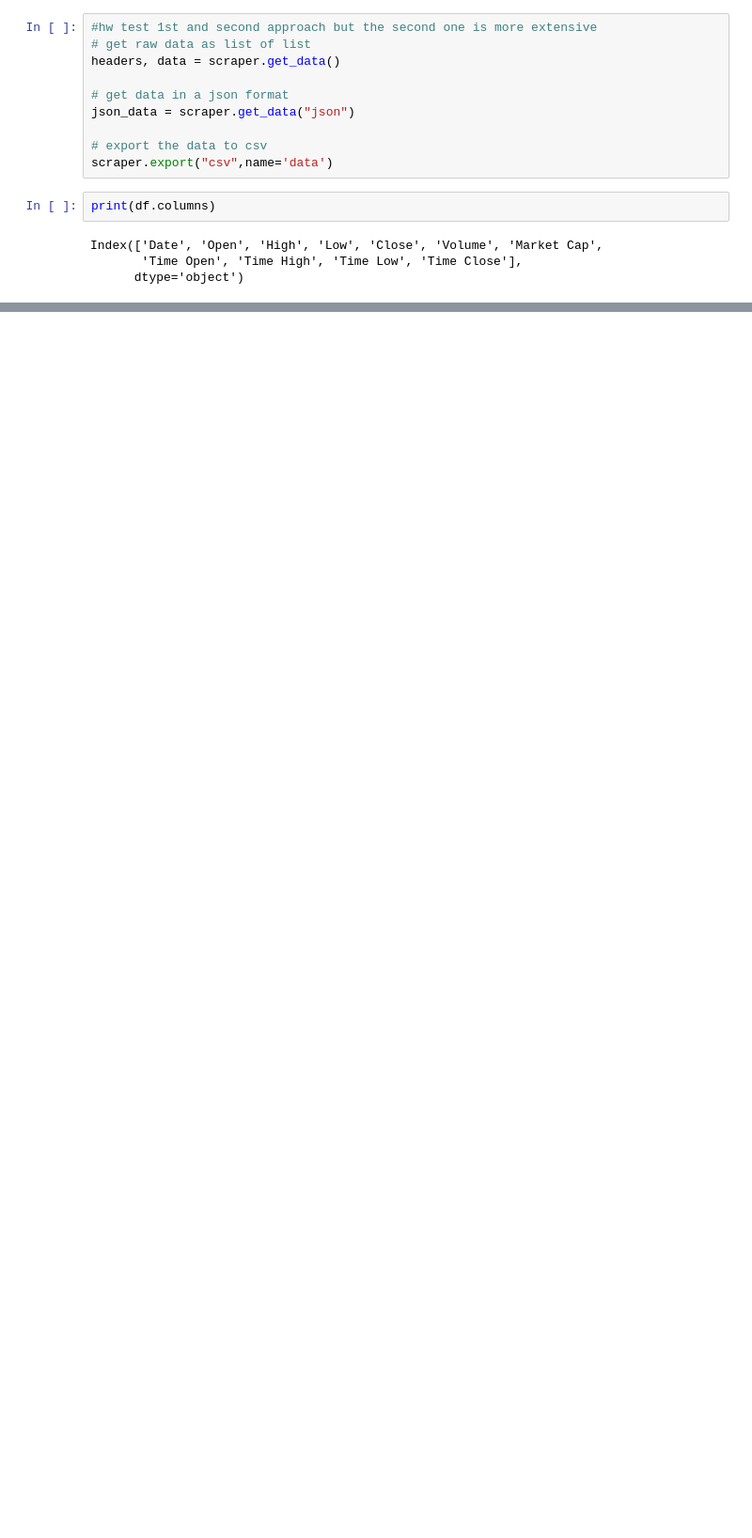
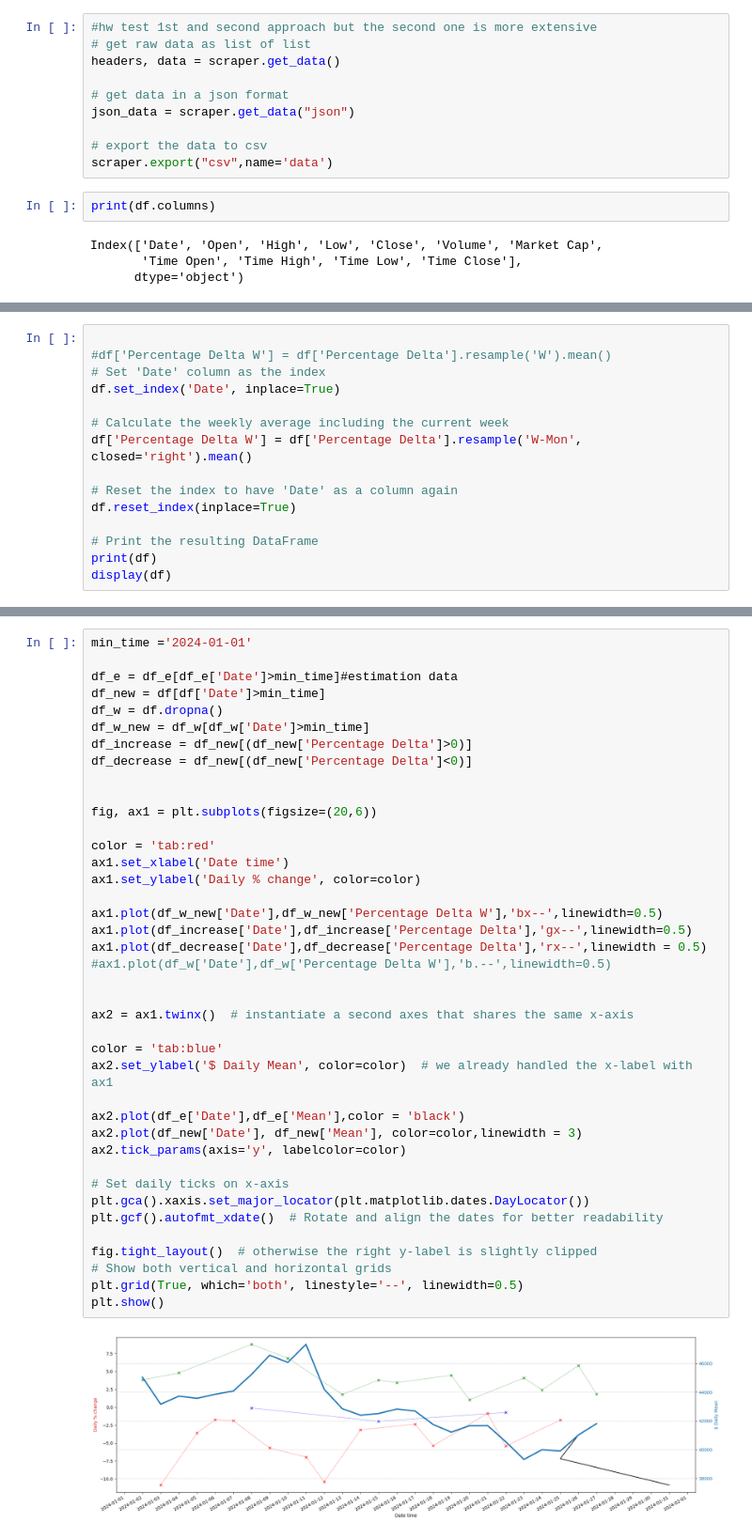
Before and after one commit to saccay/my_prjoect, a Jupyter notebook: my_prjoect_main.ipynb, the cells around one changed output, grey strips where cells are left out. Shown at 94% size. Saved outputs shown, nothing was run; the diff lists cells and outputs as text; blank space fills up the shorter version.

```diff
--- a/my_prjoect_main.ipynb
+++ b/my_prjoect_main.ipynb
@@ -250,0 +239,15 @@ print(df['Percentage Delta'].abs().max())
+# %%
+
+#df['Percentage Delta W'] = df['Percentage Delta'].resample('W').mean()
+# Set 'Date' column as the index
+df.set_index('Date', inplace=True)
+
+# Calculate the weekly average including the current week
+df['Percentage Delta W'] = df['Percentage Delta'].resample('W-Mon', closed='right').mean()
+
+# Reset the index to have 'Date' as a column again
+df.reset_index(inplace=True)
+
+# Print the resulting DataFrame
+print(df)
+display(df)
@@ -250,0 +348,42 @@ print(df['Percentage Delta'].abs().max())
+# %%
+min_time ='2024-01-01'
+
+df_e = df_e[df_e['Date']>min_time]#estimation data
+df_new = df[df['Date']>min_time]
+df_w = df.dropna()
+df_w_new = df_w[df_w['Date']>min_time]
+df_increase = df_new[(df_new['Percentage Delta']>0)]
+df_decrease = df_new[(df_new['Percentage Delta']<0)]
+
+
+fig, ax1 = plt.subplots(figsize=(20,6))
+
+color = 'tab:red'
+ax1.set_xlabel('Date time')
+ax1.set_ylabel('Daily % change', color=color)
+
+ax1.plot(df_w_new['Date'],df_w_new['Percentage Delta W'],'bx--',linewidth=0.5)
+ax1.plot(df_increase['Date'],df_increase['Percentage Delta'],'gx--',linewidth=0.5)
+ax1.plot(df_decrease['Date'],df_decrease['Percentage Delta'],'rx--',linewidth = 0.5)
+#ax1.plot(df_w['Date'],df_w['Percentage Delta W'],'b.--',linewidth=0.5)
+
+
+ax2 = ax1.twinx()  # instantiate a second axes that shares the same x-axis
+
+color = 'tab:blue'
+ax2.set_ylabel('$ Daily Mean', color=color)  # we already handled the x-label with ax1
+
+ax2.plot(df_e['Date'],df_e['Mean'],color = 'black')
+ax2.plot(df_new['Date'], df_new['Mean'], color=color,linewidth = 3)
+ax2.tick_params(axis='y', labelcolor=color)
+
+# Set daily ticks on x-axis
+plt.gca().xaxis.set_major_locator(plt.matplotlib.dates.DayLocator())
+plt.gcf().autofmt_xdate()  # Rotate and align the dates for better readability
+
+fig.tight_layout()  # otherwise the right y-label is slightly clipped
+# Show both vertical and horizontal grids
+plt.grid(True, which='both', linestyle='--', linewidth=0.5)
+plt.show()
+# %% [output]
+[figure, added]
```
Also changed, not shown: parts of 12 cells of this notebook, 2 other files.
